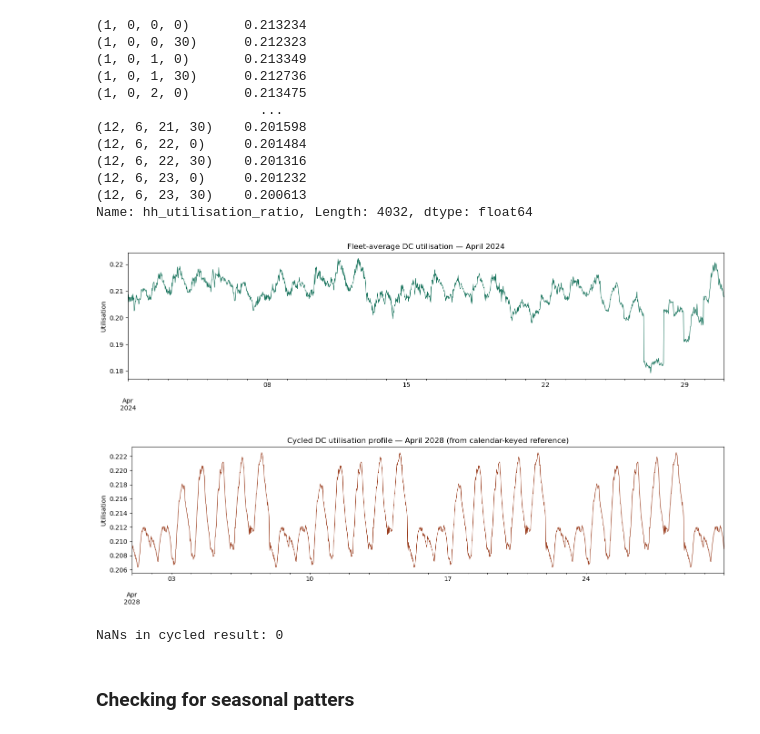
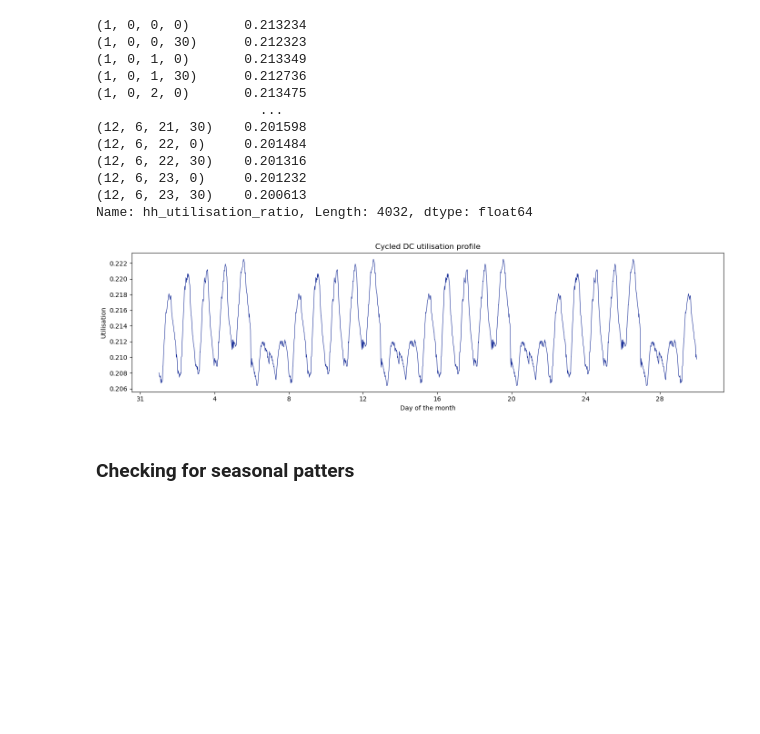
Before and after one commit to marta-uoe/PyPSA-GB-datacentres, a Jupyter notebook: notebooks/Martas_tests.ipynb, the cells around one changed output. Drawn from its saved outputs; the diff is of its cells as text; code cells hidden in the pictures; blank space fills up the shorter version.

```diff
--- a/notebooks/Martas_tests.ipynb
+++ b/notebooks/Martas_tests.ipynb
@@ -838,40 +839,27 @@ _build_dc_reference_profile()
 (12, 6, 23, 30)    0.200613
 Name: hh_utilisation_ratio, Length: 4032, dtype: float64
 # %%
-import matplotlib.pyplot as plt
-
-# creating the baseline profile
-
-fleet_profile = _get_dc_demand_profile()
-
-april_2024 = fleet_profile.loc["2024-04-01":"2024-04-30 23:30"]
-
-fig, ax = plt.subplots(figsize=(14, 4))
-april_2024.plot(ax=ax, linewidth=0.8, color="#0F6E56")
-ax.set_title("Fleet-average DC utilisation — April 2024")
-ax.set_ylabel("Utilisation"); ax.set_xlabel("")
-plt.tight_layout(); plt.show()
-
 reference = _build_dc_reference_profile()
 
-target = pd.date_range("2028-04-01", "2028-04-30 23:30", freq="30min", tz="UTC")
+target = pd.date_range("2030-04-01", "2030-04-29 23:30", freq="30min", tz="UTC")
 target_key = pd.MultiIndex.from_arrays(
     [target.month, target.dayofweek, target.hour, target.minute],
     names=["month", "dayofweek", "hour", "minute"]
 )
 cycled = pd.Series(reference.reindex(target_key).values, index=target)
 
 fig, ax = plt.subplots(figsize=(14, 4))
-cycled.plot(ax=ax, linewidth=0.8, color="#993C1D")
-ax.set_title("Cycled DC utilisation profile — April 2028 (from calendar-keyed reference)")
-ax.set_ylabel("Utilisation"); ax.set_xlabel("")
+ax.plot(cycled.index, cycled.values, linewidth=0.8, color="#1D3299")
+
+ax.set_title("Cycled DC utilisation profile")
+ax.set_ylabel("Utilisation")
+ax.set_xlabel("Day of the month")
+ax.xaxis.get_offset_text().set_visible(False)
+ax.xaxis.set_major_locator(mdates.DayLocator(interval=4))
+ax.xaxis.set_major_formatter(mdates.DateFormatter('%-d'))
 plt.tight_layout(); plt.show()
-
-print("NaNs in cycled result:", cycled.isna().sum())
 # %% [output]
-[figure, old version]
+[figure, new version]
-[figure, removed]
-NaNs in cycled result: 0
 # %% [markdown]
 ### Checking for seasonal patters
 # %%
```
Also changed, not shown: parts of 20 cells of this notebook, 1 other file.
